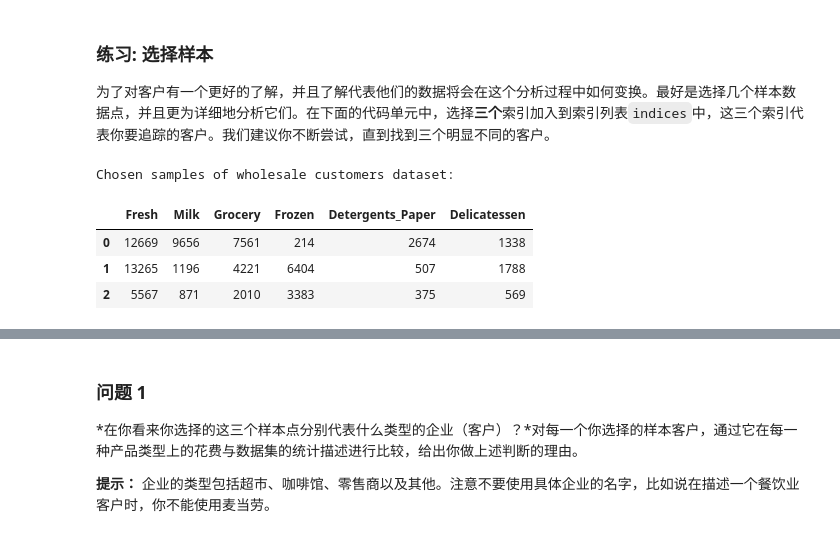
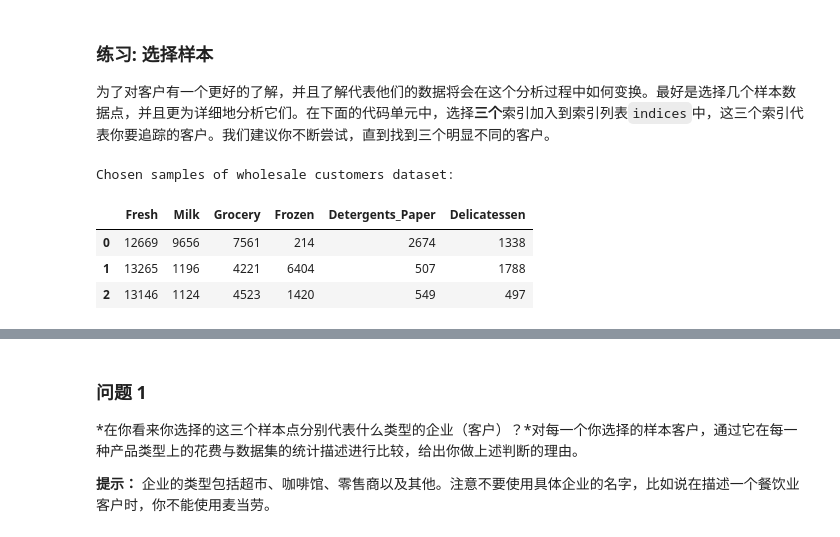
Before and after one commit to aesne/creating_customer_segments, a Jupyter notebook: customer_segments.ipynb, the cells around one changed output, grey strips where cells are left out. Saved outputs shown, nothing was run; the diff lists cells and outputs as text; code cells hidden in the pictures.

```diff
--- a/customer_segments.ipynb
+++ b/customer_segments.ipynb
@@ -63,15 +63,15 @@ display(data.describe())
 为了对客户有一个更好的了解，并且了解代表他们的数据将会在这个分析过程中如何变换。最好是选择几个样本数据点，并且更为详细地分析它们。在下面的代码单元中，选择**三个**索引加入到索引列表`indices`中，这三个索引代表你要追踪的客户。我们建议你不断尝试，直到找到三个明显不同的客户。
 # %%
 # TODO：从数据集中选择三个你希望抽样的数据点的索引
-indices = [0, 3, 21]
+indices = [0, 3, 11]
 
 # 为选择的样本建立一个DataFrame
 samples = pd.DataFrame(data.loc[indices], columns = data.keys()).reset_index(drop = True)
 print "Chosen samples of wholesale customers dataset:"
 display(samples)
 # %% [output]
 Chosen samples of wholesale customers dataset:
 |  | Fresh | Milk | Grocery | Frozen | Detergents_Paper | Delicatessen |
 | 0 | 12669 | 9656 | 7561 | 214 | 2674 | 1338 |
 | 1 | 13265 | 1196 | 4221 | 6404 | 507 | 1788 |
-| 2 | 5567 | 871 | 2010 | 3383 | 375 | 569 |
+| 2 | 13146 | 1124 | 4523 | 1420 | 549 | 497 |
```
Also changed, not shown: parts of 27 cells of this notebook, 1 other file.
